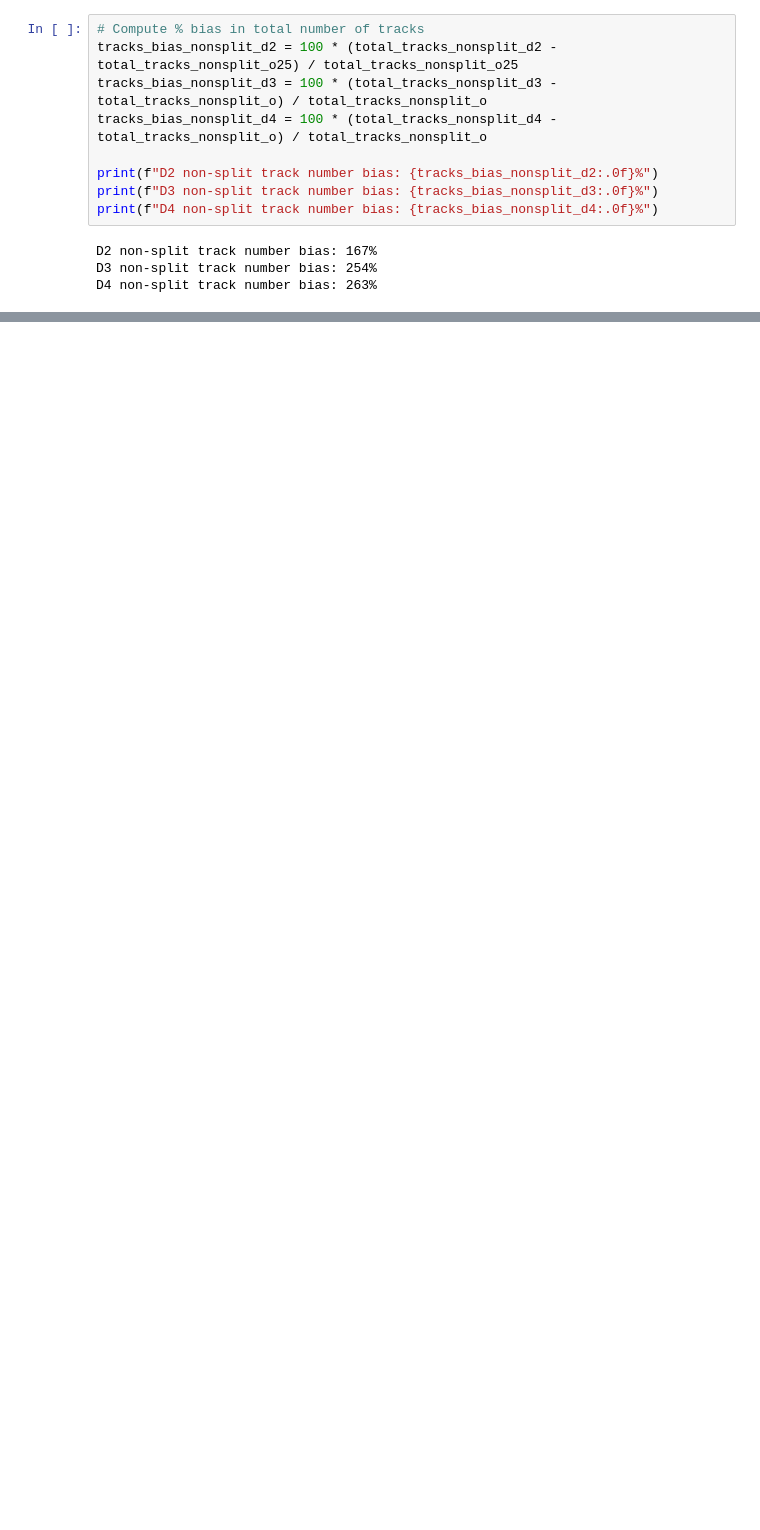
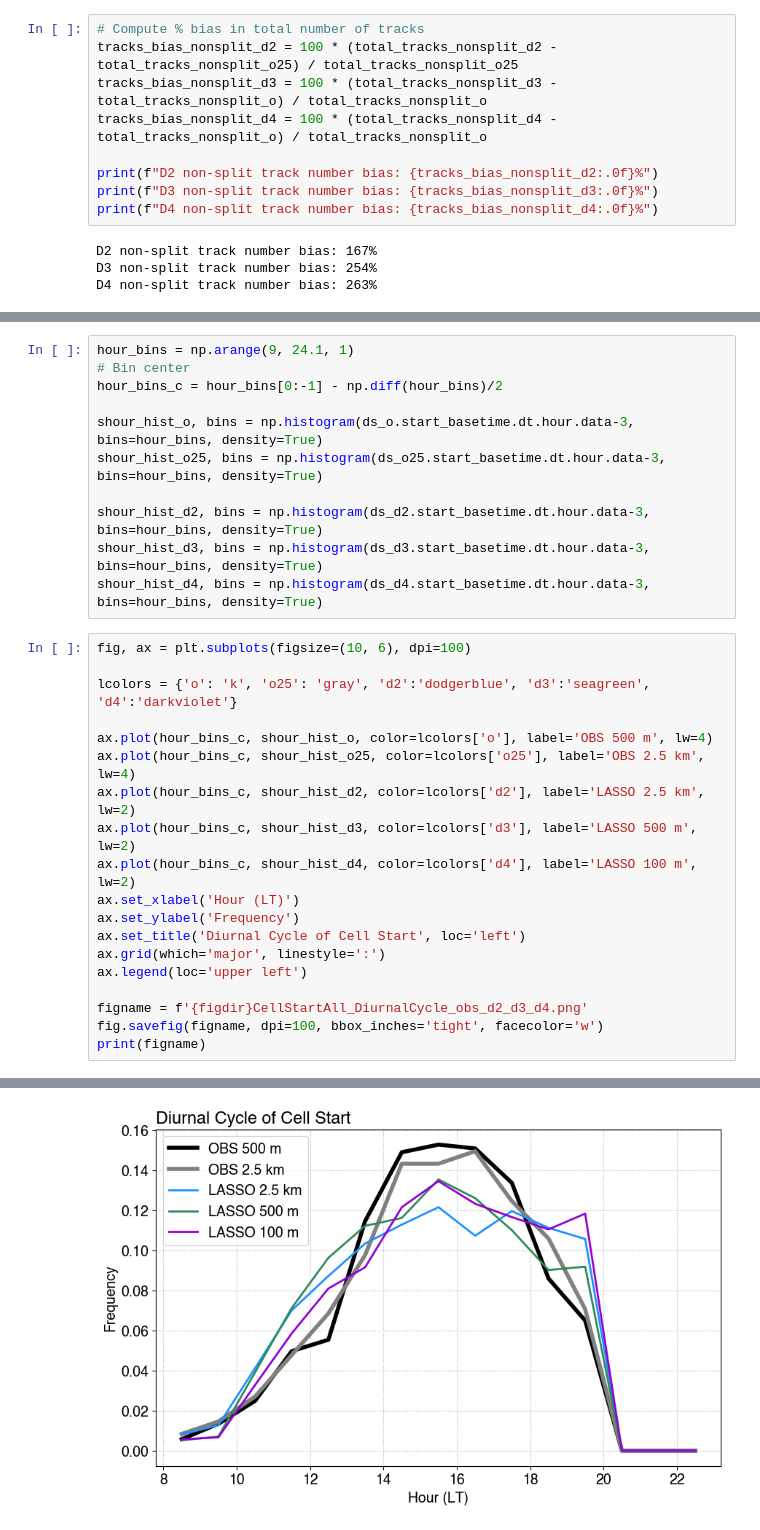
Before and after one commit to ICLASS-SFA/lasso_cellgrowth, a Jupyter notebook: notebooks/plot_celltrack_counts_map_obs_lasso.ipynb, the cells around one changed output, grey strips where cells are left out. Saved outputs shown, nothing was run; the diff lists cells and outputs as text; blank space fills up the shorter version.

```diff
--- a/notebooks/plot_celltrack_counts_map_obs_lasso.ipynb
+++ b/notebooks/plot_celltrack_counts_map_obs_lasso.ipynb
@@ -1657,0 +2143,31 @@ print(figname)
+# %%
+hour_bins = np.arange(9, 24.1, 1)
+# Bin center
+hour_bins_c = hour_bins[0:-1] - np.diff(hour_bins)/2
+
+shour_hist_o, bins = np.histogram(ds_o.start_basetime.dt.hour.data-3, bins=hour_bins, density=True)
+shour_hist_o25, bins = np.histogram(ds_o25.start_basetime.dt.hour.data-3, bins=hour_bins, density=True)
+
+shour_hist_d2, bins = np.histogram(ds_d2.start_basetime.dt.hour.data-3, bins=hour_bins, density=True)
+shour_hist_d3, bins = np.histogram(ds_d3.start_basetime.dt.hour.data-3, bins=hour_bins, density=True)
+shour_hist_d4, bins = np.histogram(ds_d4.start_basetime.dt.hour.data-3, bins=hour_bins, density=True)
+# %%
+fig, ax = plt.subplots(figsize=(10, 6), dpi=100)
+
+lcolors = {'o': 'k', 'o25': 'gray', 'd2':'dodgerblue', 'd3':'seagreen', 'd4':'darkviolet'}
+
+ax.plot(hour_bins_c, shour_hist_o, color=lcolors['o'], label='OBS 500 m', lw=4)
+ax.plot(hour_bins_c, shour_hist_o25, color=lcolors['o25'], label='OBS 2.5 km', lw=4)
+ax.plot(hour_bins_c, shour_hist_d2, color=lcolors['d2'], label='LASSO 2.5 km', lw=2)
+ax.plot(hour_bins_c, shour_hist_d3, color=lcolors['d3'], label='LASSO 500 m', lw=2)
+ax.plot(hour_bins_c, shour_hist_d4, color=lcolors['d4'], label='LASSO 100 m', lw=2)
+ax.set_xlabel('Hour (LT)')
+ax.set_ylabel('Frequency')
+ax.set_title('Diurnal Cycle of Cell Start', loc='left')
+ax.grid(which='major', linestyle=':')
+ax.legend(loc='upper left')
+
+figname = f'{figdir}CellStartAll_DiurnalCycle_obs_d2_d3_d4.png'
+fig.savefig(figname, dpi=100, bbox_inches='tight', facecolor='w')
+print(figname)
+# %% [output]
@@ -1657,0 +2175 @@ print(figname)
+[figure, added]
```
Also changed, not shown: parts of 20 cells of this notebook.
